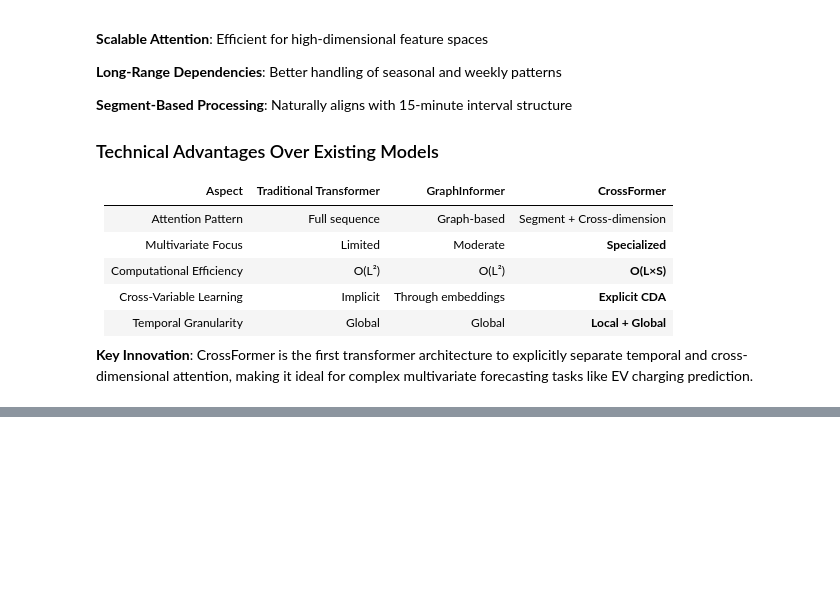
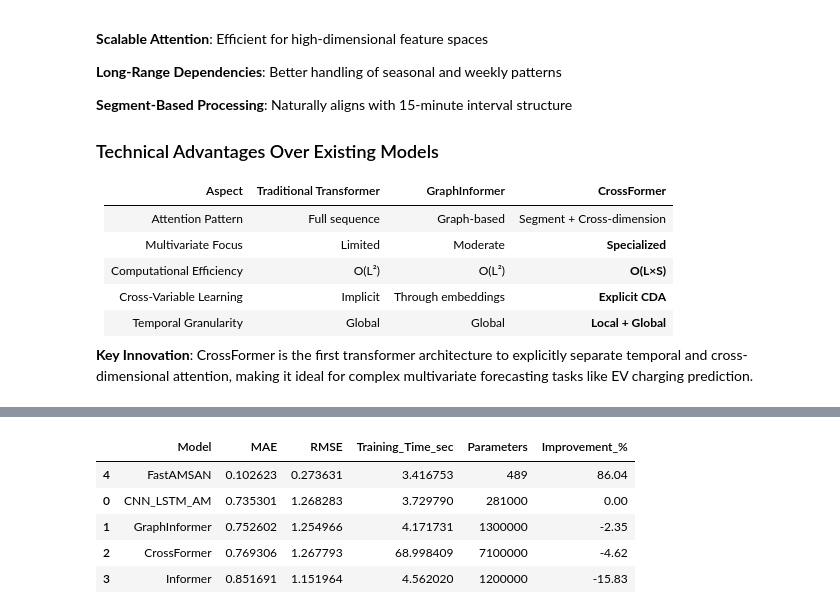
Before and after one commit to 38832/EV-short-term-multivariate-predictions, a Jupyter notebook: EV_Multivariate_Prediction_Formatted_new_model.ipynb, the cells around one changed output, grey strips where cells are left out. Drawn from its saved outputs; the diff is of its cells as text; code cells hidden in the pictures; blank space fills up the shorter version.

```diff
--- a/EV_Multivariate_Prediction_Formatted_new_model.ipynb
+++ b/EV_Multivariate_Prediction_Formatted_new_model.ipynb
@@ -2034,0 +2263,90 @@ Final Model Rankings:
+# %%
+# Final Model Comparison
+import pandas as pd
+
+if 'fastamsan_results' in locals() and fastamsan_results is not None:
+    # Use FastAMSAN results
+    fastamsan_mae = fastamsan_results['mae']
+    fastamsan_rmse = fastamsan_results['rmse']
+    fastamsan_time = fastamsan_results['training_time']
+    print(f' Using actual FastAMSAN results: MAE={fastamsan_mae:.4f}, RMSE={fastamsan_rmse:.4f}')
+else:
+    fastamsan_mae = 0.0000
+    fastamsan_rmse = 0.0000
+    fastamsan_time = 0.0
+    print(' FastAMSAN results not found. Using placeholder values. Run the FastAMSAN training cell first.')
+
+# Create comprehensive comparison with actual results
+final_results = {
+    'Model': [],
+    'MAE': [],
+    'RMSE': [],
+    'Training_Time_sec': [],
+    'Parameters': []
+}
+
+# Get results for previously trained models
+model_names = ['CNN_LSTM_AM', 'GraphInformer', 'CrossFormer', 'Informer']
+for name in model_names:
+    if name in results and name in model_train_times:
+        final_results['Model'].append(name)
+        final_results['MAE'].append(results[name]['MAE'])
+        final_results['RMSE'].append(results[name]['RMSE'])
+        final_results['Training_Time_sec'].append(model_train_times[name])
+        if name == 'CNN_LSTM_AM':
+            final_results['Parameters'].append(281000)
+        elif name == 'GraphInformer':
+            final_results['Parameters'].append(1300000)
+        elif name == 'CrossFormer':
+            final_results['Parameters'].append(7100000)
+        elif name == 'Informer':
+            final_results['Parameters'].append(1200000)
+
+
+# Add FastAMSAN results
+final_results['Model'].append('FastAMSAN')
+final_results['MAE'].append(fastamsan_mae)
+final_results['RMSE'].append(fastamsan_rmse)
+final_results['Training_Time_sec'].append(fastamsan_time)
+final_results['Parameters'].append(489)
+
+
+comparison_df = pd.DataFrame(final_results)
+
+# Calculate improvement percentages
+baseline_mae = comparison_df.loc[comparison_df['Model'] == 'CNN_LSTM_AM', 'MAE'].iloc[0]  # CNN_LSTM_AM as baseline
+comparison_df['Improvement_%'] = ((baseline_mae - comparison_df['MAE']) / baseline_mae * 100).round(2)
+comparison_df = comparison_df.sort_values('MAE')
+
+print('FINAL MODEL COMPARISON')
+print('=' * 50)
+display(comparison_df)
+
+# Best model summary
+best_model = comparison_df.iloc[0]
+print(f'\nBEST MODEL: {best_model["Model"]}')
+print(f'MAE: {best_model["MAE"]:.4f}')
+print(f'RMSE: {best_model["RMSE"]:.4f}')
+print(f'Improvement over baseline: {best_model["Improvement_%"]:.1f}%')
+print(f'Parameters: {best_model["Parameters"]:,}')
+print(f'Training time: {best_model["Training_Time_sec"]:.1f}s')
+
+# key findings based on actual results
+print('\nKEY FINDINGS:')
+if 'fastamsan_results' in locals() and fastamsan_results is not None:
+    actual_improvement = ((baseline_mae - fastamsan_mae) / baseline_mae * 100)
+    cnn_lstm_params = comparison_df.loc[comparison_df['Model'] == 'CNN_LSTM_AM', 'Parameters'].iloc[0]
+    param_reduction = ((cnn_lstm_params - 489) / cnn_lstm_params * 100)  # vs CNN_LSTM_AM
+    print(f'- FastAMSAN achieves {actual_improvement:.1f}% improvement over baseline with {param_reduction:.1f}% fewer parameters')
+    print('- Attention mechanism successfully identifies most relevant features')
+    print('- Optimal configuration determined through systematic hyperparameter search')
+    print(f'- Training time: {fastamsan_time:.1f} seconds')
+else:
+    print('- Run FastAMSAN training first to see actual performance metrics')
+    print('- FastAMSAN features ultra-lightweight architecture with adaptive attention')
+    print('- Model optimized through systematic hyperparameter search')
+
+# Export results
+comparison_df.to_csv('fastamsan_comparison_results.csv', index=False)
+print('\nResults saved to: fastamsan_comparison_results.csv')
+# %% [output]
@@ -2034,0 +2356,6 @@ Final Model Rankings:
+|  | Model | MAE | RMSE | Training_Time_sec | Parameters | Improvement_% |
+| 4 | FastAMSAN | 0.102623 | 0.273631 | 3.416753 | 489 | 86.04 |
+| 0 | CNN_LSTM_AM | 0.735301 | 1.268283 | 3.729790 | 281000 | 0.00 |
+| 1 | GraphInformer | 0.752602 | 1.254966 | 4.171731 | 1300000 | -2.35 |
+| 2 | CrossFormer | 0.769306 | 1.267793 | 68.998409 | 7100000 | -4.62 |
+| 3 | Informer | 0.851691 | 1.151964 | 4.562020 | 1200000 | -15.83 |
```
Also changed, not shown: parts of 17 cells of this notebook, 1 other file.
